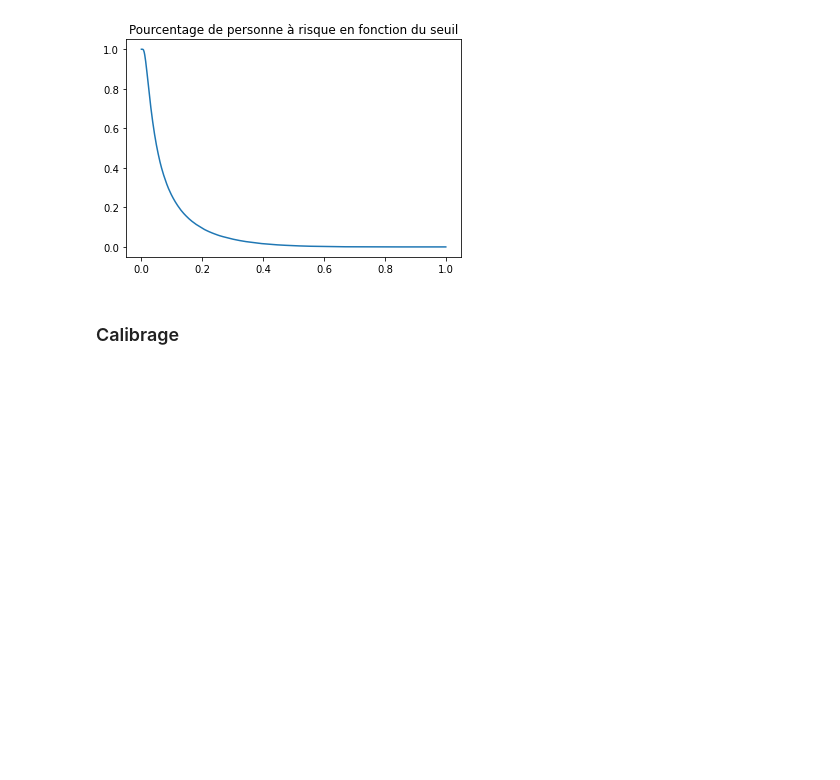
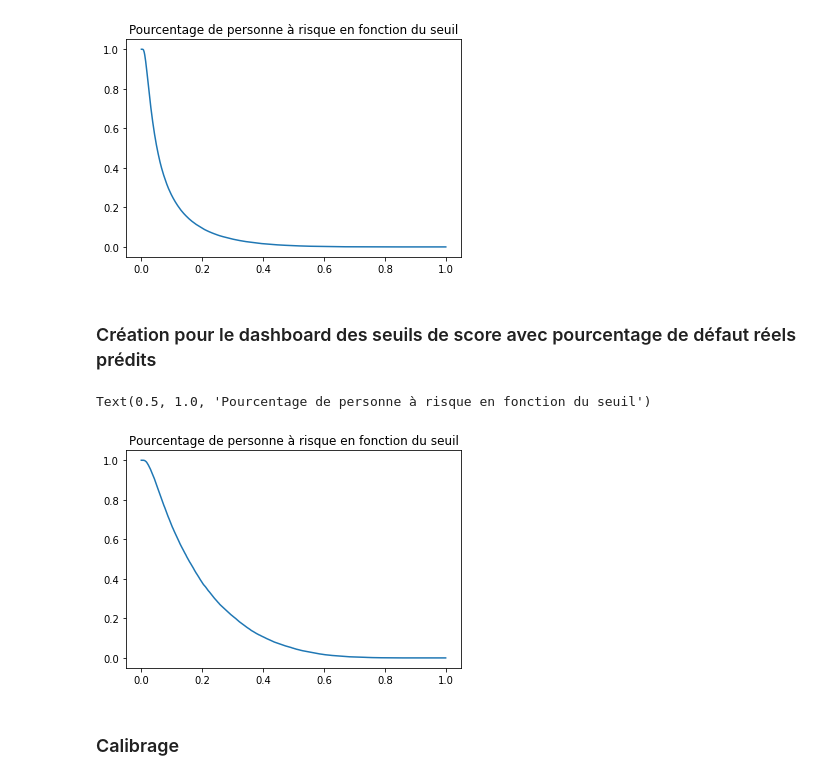
Before and after one commit to pyb-data/credit_scoring, a Jupyter notebook: 5_Model_Training.ipynb, the cells around one changed output. Saved outputs shown, nothing was run; the diff lists cells and outputs as text; code cells hidden in the pictures; blank space fills up the shorter version.

```diff
--- a/5_Model_Training.ipynb
+++ b/5_Model_Training.ipynb
@@ -430,3 +428,5 @@ plt.title('Pourcentage de personne à risque en fonction du seuil')
 # %% [output]
 Text(0.5, 1.0, 'Pourcentage de personne à risque en fonction du seuil')
 [figure]
+# %% [markdown]
+### Création pour le dashboard des seuils de score avec pourcentage de défaut réels prédits
@@ -433,3 +435,21 @@ Text(0.5, 1.0, 'Pourcentage de personne à risque en fonction du seuil')
+# %%
+dfApplication = dfApplicationSvg.copy()
+# %%
+dfApplication['SCORE'] = pipeline.predict_proba(dfApplication[list(imp.feature)]).T[1]
+# %%
+nb_default_real = dfApplication[dfApplication.TARGET == 1].shape[0]
+seuil = np.arange(1000) /1000
+prct_default_seuil_real_pred = []
+for s in seuil:
+    nb_default_pred = dfApplication[(dfApplication.SCORE >= s) & (dfApplication.TARGET == 1)].shape[0]
+    prct_default_seuil_real_pred.append(nb_default_pred/nb_default_real)
+seuil_real_pred_stat = pd.DataFrame({'seuil':seuil,'prct_default_seuil_real_pred':prct_default_seuil_real_pred})
+# %%
+plt.plot(seuil, prct_default_seuil_real_pred)
+plt.title('Pourcentage de personne à risque en fonction du seuil')
+# %% [output]
+Text(0.5, 1.0, 'Pourcentage de personne à risque en fonction du seuil')
+[figure, added]
 # %% [markdown]
 ### Calibrage
 # %% [markdown]
```
Also changed, not shown: parts of 7 cells of this notebook, 3 other files.
